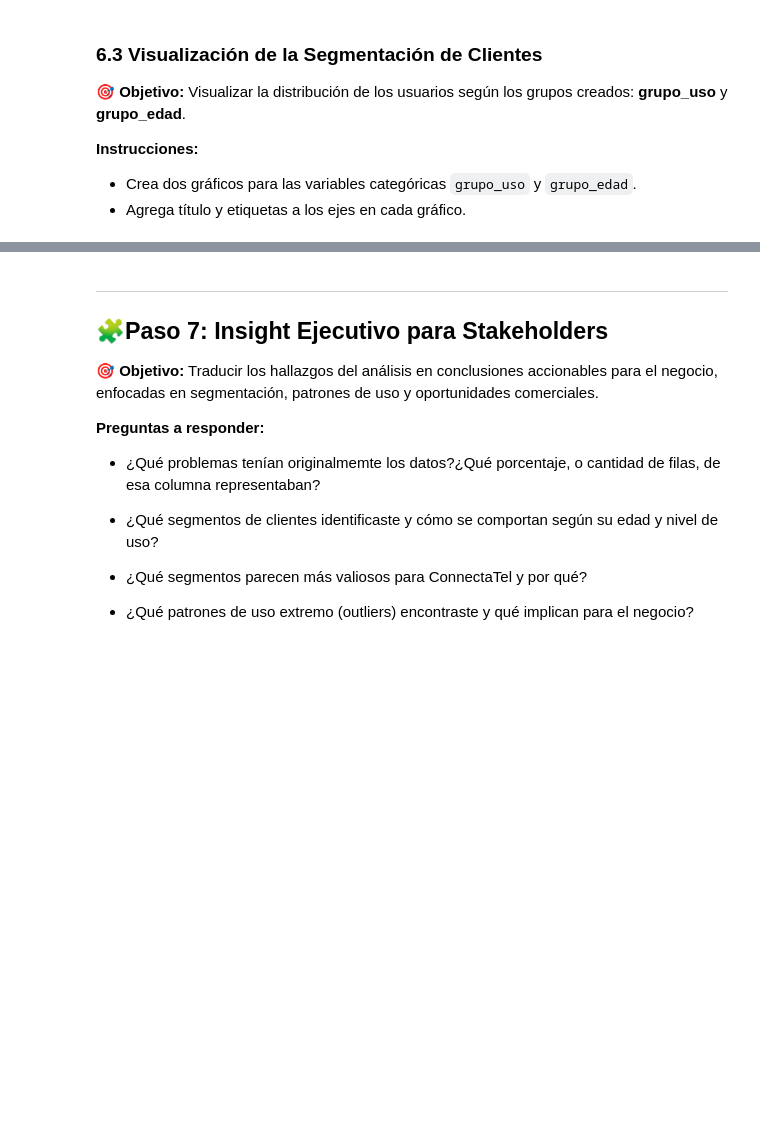
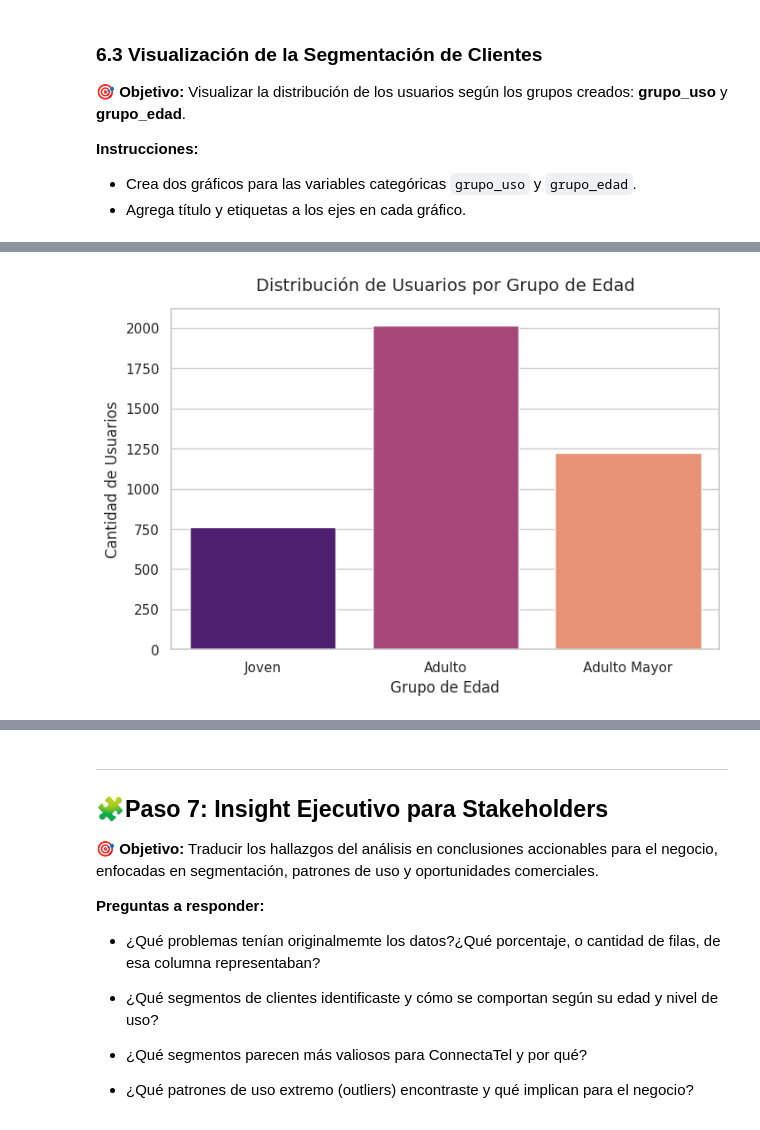
Before and after one commit to patemo27/telecom-analysis, a Jupyter notebook: S7 Version-Estudiante-Project-ConnectaTel.ipynb, the cells around one changed output, grey strips where cells are left out. Cells and saved outputs as stored; diff of their text form; code cells hidden in the pictures; blank space fills up the shorter version.

```diff
--- a/S7 Version-Estudiante-Project-ConnectaTel.ipynb
+++ b/S7 Version-Estudiante-Project-ConnectaTel.ipynb
@@ -958,2 +1159,17 @@ AttributeError: 'bool' object has no attribute 'all'
 # %%
 # Visualización de los segmentos por edad
+
+plt.figure(figsize=(8, 5))
+
+orden_edad = ["Joven", "Adulto", "Adulto Mayor"]
+
+sns.countplot(
+    data=user_profile, x="grupo_edad", order=orden_edad, palette="magma"
+)
+
+plt.title("Distribución de Usuarios por Grupo de Edad", fontsize=14, pad=15)
+plt.xlabel("Grupo de Edad", fontsize=12)
+plt.ylabel("Cantidad de Usuarios", fontsize=12)
+plt.show()
+# %% [output]
+[figure, added]
```
Also changed, not shown: parts of 20 cells of this notebook.
